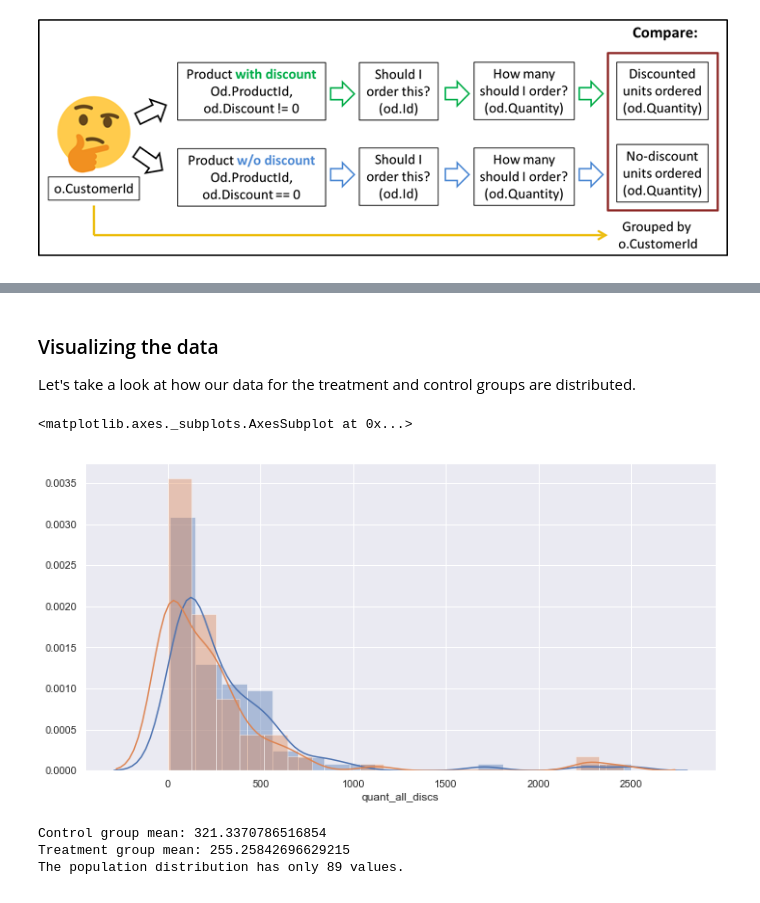
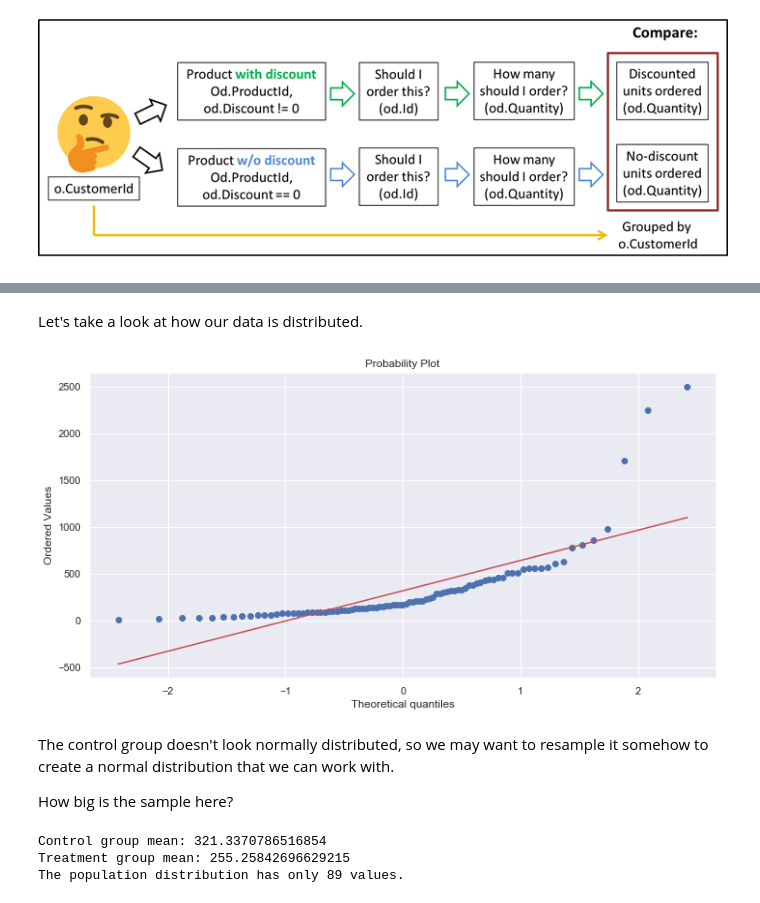
Before and after one commit to ssrosa/dsc-2-final-project-online-ds-pt-100118, a Jupyter notebook: student.ipynb, the cells around one changed output, grey strips where cells are left out. Drawn from its saved outputs; the diff is of its cells as text; code cells hidden in the pictures.

```diff
--- a/student.ipynb
+++ b/student.ipynb
@@ -564,14 +525,14 @@ orders_discounts.head()
 # %% [markdown]
-### Visualizing the data
-
-Let's take a look at how our data for the treatment and control groups are distributed.
+Let's take a look at how our data is distributed.
-# %%
-#Show the distribution with a kde to check for normality
-sns.distplot(orders_discounts['quant_no_disc'], label = 'Quantities ordered without discount')
-sns.distplot(orders_discounts['quant_all_discs'], label = 'Quantities ordered with discount (at all levels)')
-# %% [output]
-<matplotlib.axes._subplots.AxesSubplot at 0x...>
-[figure, removed]
+# %%
+#QQ plot with stats.probplot to check for normality
+normality_check = stats.probplot(orders_discounts['quant_no_disc'], plot = plt)
+# %% [output]
+[figure, added]
+# %% [markdown]
+The control group doesn't look normally distributed, so we may want to resample it somehow to create a normal distribution that we can work with.
+
+How big is the sample here?
 # %%
 print('Control group mean:', orders_discounts['quant_no_disc'].mean())
 print('Treatment group mean:', orders_discounts['quant_all_discs'].mean())
```
Also changed, not shown: parts of 38 cells of this notebook, 2 other files.
